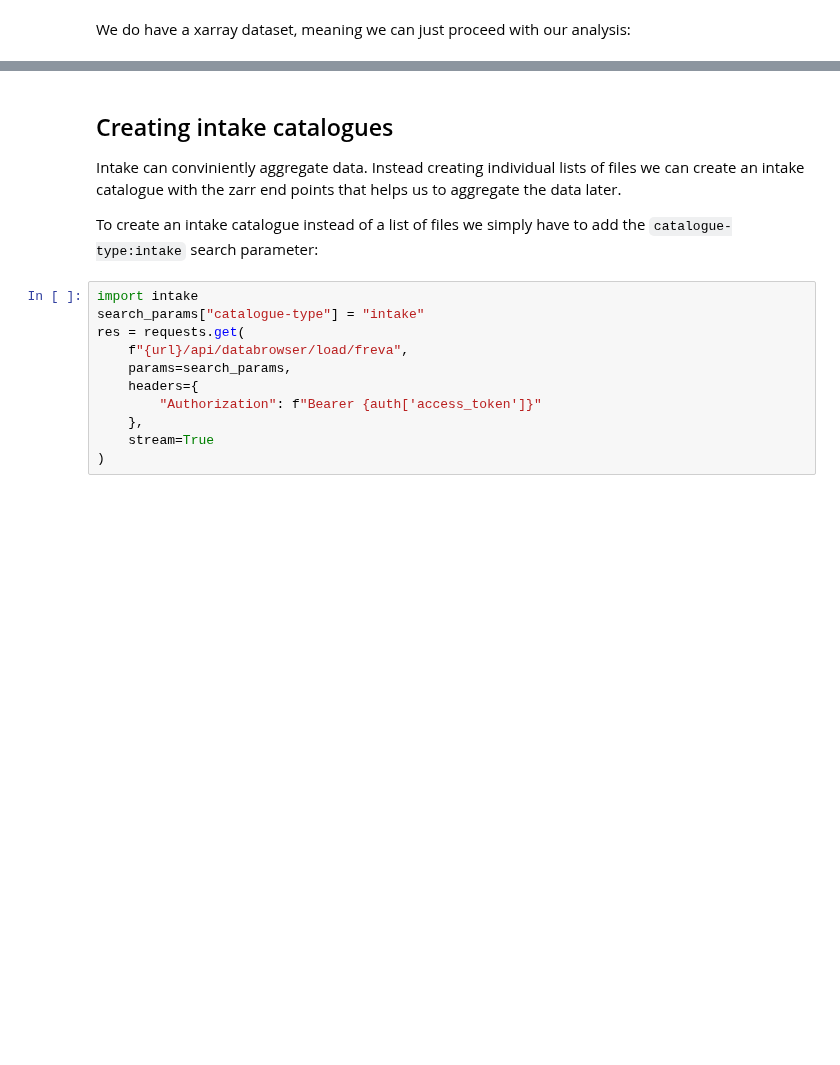
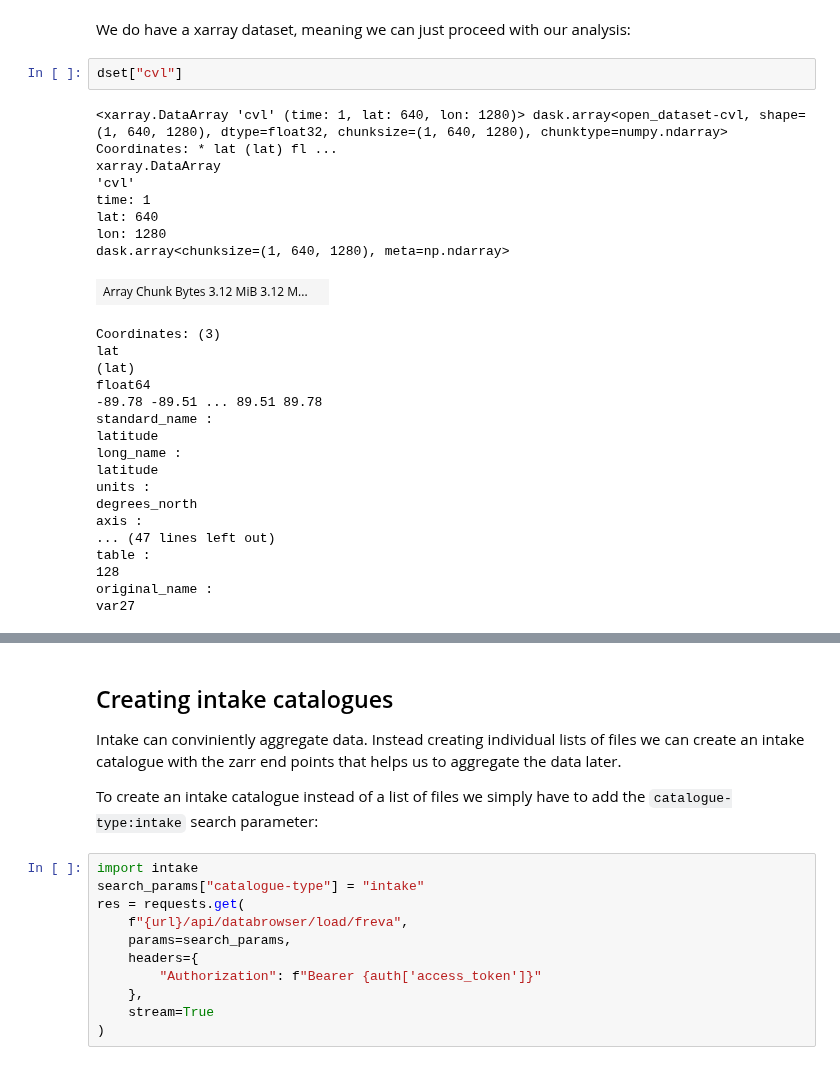
Before and after one commit to freva-org/freva-nextgen, a Jupyter notebook: examples/LoadData.ipynb, the cells around one changed output, grey strips where cells are left out. Drawn from its saved outputs; the diff is of its cells as text; blank space fills up the shorter version.

```diff
--- a/examples/LoadData.ipynb
+++ b/examples/LoadData.ipynb
@@ -150,3 +130,31 @@ Climate Data Operators version 2.0.6 (https://mpimet.mpg.de/cdo)
 # %% [markdown]
 We do have a xarray dataset, meaning we can just proceed with our analysis:
+# %%
+dset["cvl"]
+# %% [output]
+<xarray.DataArray 'cvl' (time: 1, lat: 640, lon: 1280)> dask.array<open_dataset-cvl, shape=(1, 640, 1280), dtype=float32, chunksize=(1, 640, 1280), chunktype=numpy.ndarray> Coordinates: * lat (lat) fl ...
+xarray.DataArray
+'cvl'
+time: 1
+lat: 640
+lon: 1280
+dask.array<chunksize=(1, 640, 1280), meta=np.ndarray>
+| Array Chunk Bytes 3.12 MiB 3.12 M... |  |
+Coordinates: (3)
+lat
+(lat)
+float64
+-89.78 -89.51 ... 89.51 89.78
+standard_name :
+latitude
+long_name :
+latitude
+units :
+degrees_north
+axis :
+... (47 lines left out)
+table :
+128
+original_name :
+var27
 # %%
```
Also changed, not shown: parts of 6 cells of this notebook, 2 other files.
